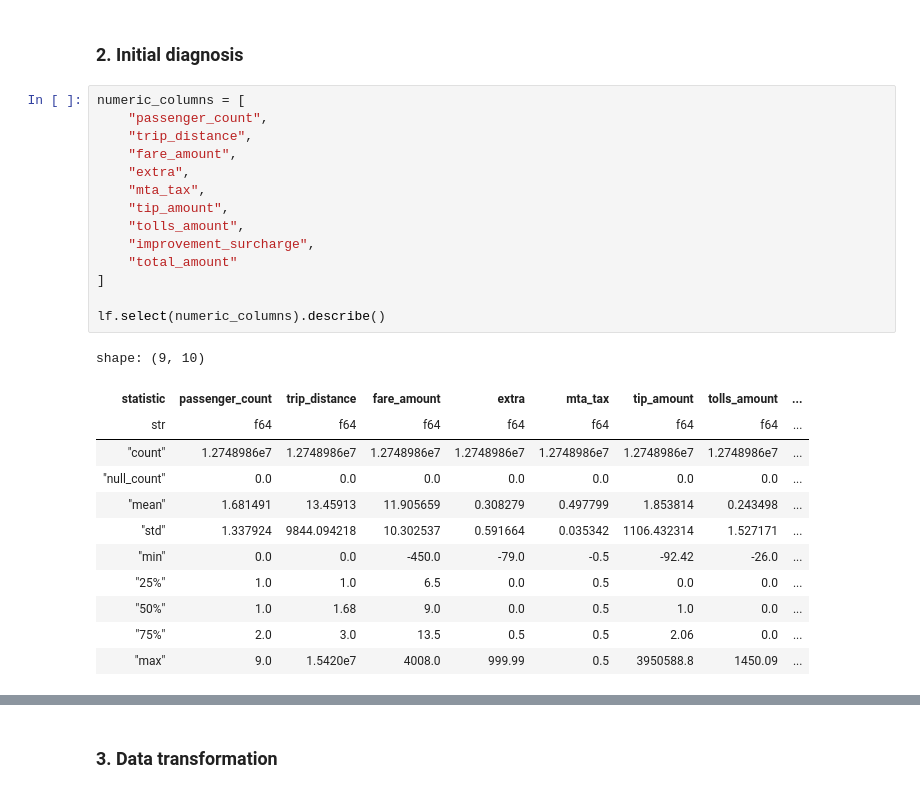
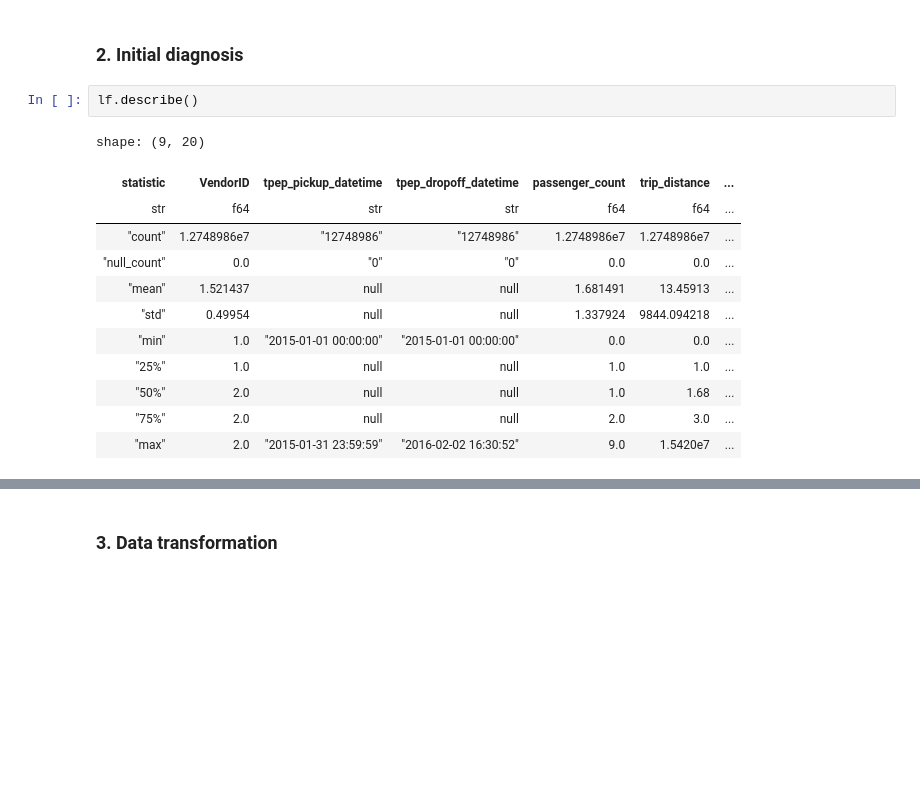
Before and after one commit to HugoBSantos/yellow-taxi-trip-data, a Jupyter notebook: notebooks/01_eda.ipynb, the cells around one changed output, grey strips where cells are left out. Drawn from its saved outputs; the diff is of its cells as text; blank space fills up the shorter version.

```diff
--- a/notebooks/01_eda.ipynb
+++ b/notebooks/01_eda.ipynb
@@ -38,29 +41,17 @@ shape: (10, 19)
 # %% [markdown]
 ### 2. Initial diagnosis
 # %%
-numeric_columns = [
-    "passenger_count",
-    "trip_distance",
-    "fare_amount",
-    "extra",
-    "mta_tax",
-    "tip_amount",
-    "tolls_amount",
-    "improvement_surcharge",
-    "total_amount"
-]
-
-lf.select(numeric_columns).describe()
+lf.describe()
 # %% [output]
-shape: (9, 10)
+shape: (9, 20)
-| statistic | passenger_count | trip_distance | fare_amount | extra | mta_tax | tip_amount | tolls_amount | ... |
-| str | f64 | f64 | f64 | f64 | f64 | f64 | f64 | ... |
-| "count" | 1.2748986e7 | 1.2748986e7 | 1.2748986e7 | 1.2748986e7 | 1.2748986e7 | 1.2748986e7 | 1.2748986e7 | ... |
-| "null_count" | 0.0 | 0.0 | 0.0 | 0.0 | 0.0 | 0.0 | 0.0 | ... |
-| "mean" | 1.681491 | 13.45913 | 11.905659 | 0.308279 | 0.497799 | 1.853814 | 0.243498 | ... |
-| "std" | 1.337924 | 9844.094218 | 10.302537 | 0.591664 | 0.035342 | 1106.432314 | 1.527171 | ... |
-| "min" | 0.0 | 0.0 | -450.0 | -79.0 | -0.5 | -92.42 | -26.0 | ... |
-| "25%" | 1.0 | 1.0 | 6.5 | 0.0 | 0.5 | 0.0 | 0.0 | ... |
-| "50%" | 1.0 | 1.68 | 9.0 | 0.0 | 0.5 | 1.0 | 0.0 | ... |
-| "75%" | 2.0 | 3.0 | 13.5 | 0.5 | 0.5 | 2.06 | 0.0 | ... |
-| "max" | 9.0 | 1.5420e7 | 4008.0 | 999.99 | 0.5 | 3950588.8 | 1450.09 | ... |
+| statistic | VendorID | tpep_pickup_datetime | tpep_dropoff_datetime | passenger_count | trip_distance | ... |
+| str | f64 | str | str | f64 | f64 | ... |
+| "count" | 1.2748986e7 | "12748986" | "12748986" | 1.2748986e7 | 1.2748986e7 | ... |
+| "null_count" | 0.0 | "0" | "0" | 0.0 | 0.0 | ... |
+| "mean" | 1.521437 | null | null | 1.681491 | 13.45913 | ... |
+| "std" | 0.49954 | null | null | 1.337924 | 9844.094218 | ... |
+| "min" | 1.0 | "2015-01-01 00:00:00" | "2015-01-01 00:00:00" | 0.0 | 0.0 | ... |
+| "25%" | 1.0 | null | null | 1.0 | 1.0 | ... |
+| "50%" | 2.0 | null | null | 1.0 | 1.68 | ... |
+| "75%" | 2.0 | null | null | 2.0 | 3.0 | ... |
+| "max" | 2.0 | "2015-01-31 23:59:59" | "2016-02-02 16:30:52" | 9.0 | 1.5420e7 | ... |
```
Also changed, not shown: parts of 13 cells of this notebook.
